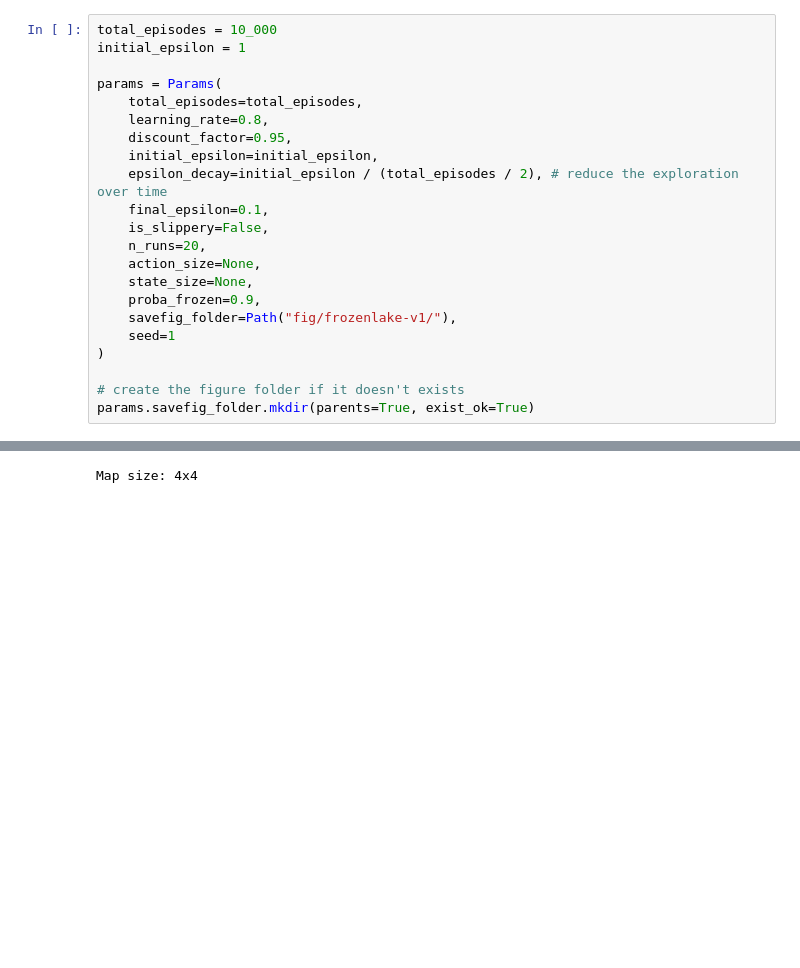
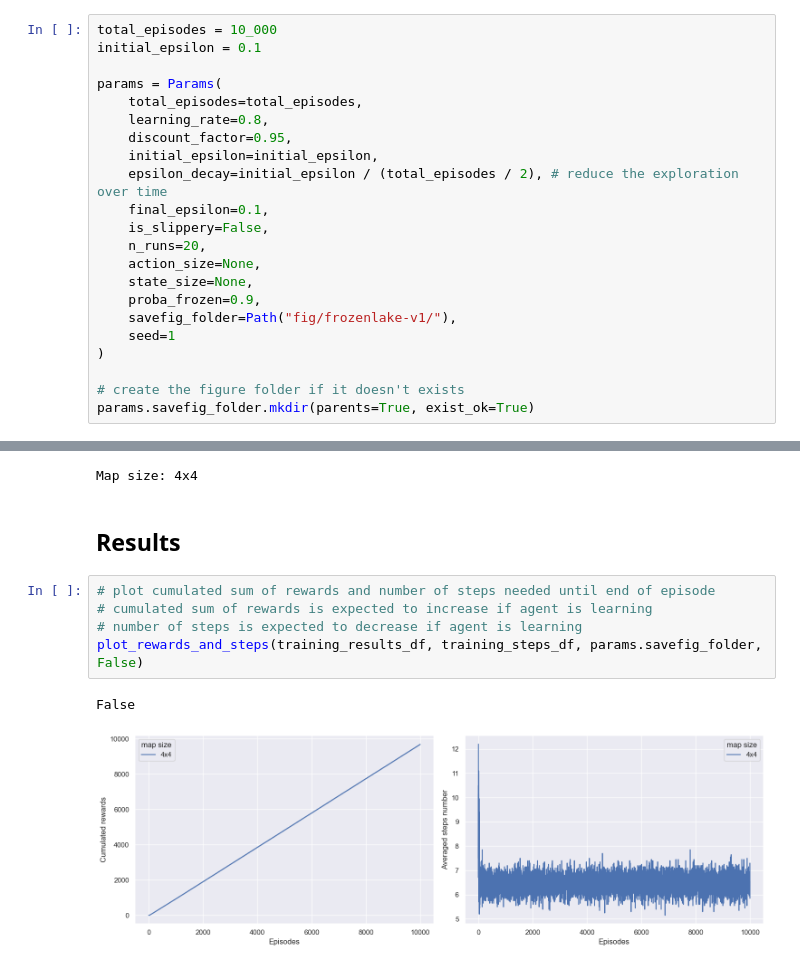
Before and after one commit to aibenStunner/q-learning-in-gym, a Jupyter notebook: frozenlake-v1.ipynb, the cells around one changed output, grey strips where cells are left out. Cells and saved outputs as stored; diff of their text form; blank space fills up the shorter version.

Commit message:
feat: plot rewards and steps

```diff
--- a/frozenlake-v1.ipynb
+++ b/frozenlake-v1.ipynb
@@ -19,7 +19,7 @@ sns.set_theme()
 ## Parameters
 # %%
 total_episodes = 10_000
-initial_epsilon = 1
+initial_epsilon = 0.1
 
 params = Params(
     total_episodes=total_episodes,
@@ -145,3 +145,13 @@ for map_size in map_sizes:
     env.close()
 # %% [output]
 Map size: 4x4
+# %% [markdown]
+## Results
+# %%
+# plot cumulated sum of rewards and number of steps needed until end of episode
+# cumulated sum of rewards is expected to increase if agent is learning
+# number of steps is expected to decrease if agent is learning
+plot_rewards_and_steps(training_results_df, training_steps_df, params.savefig_folder, False)
+# %% [output]
+False
+[figure, added]
```
Also changed, not shown: parts of 1 cell of this notebook, 1 other file.
